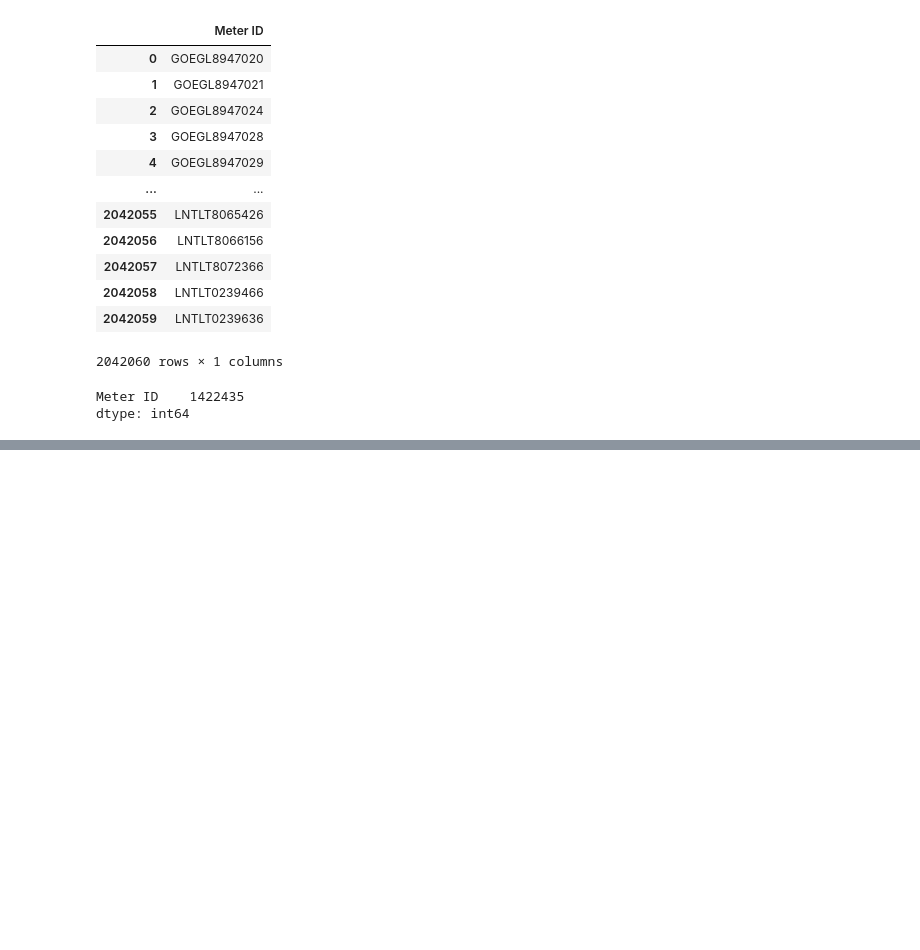
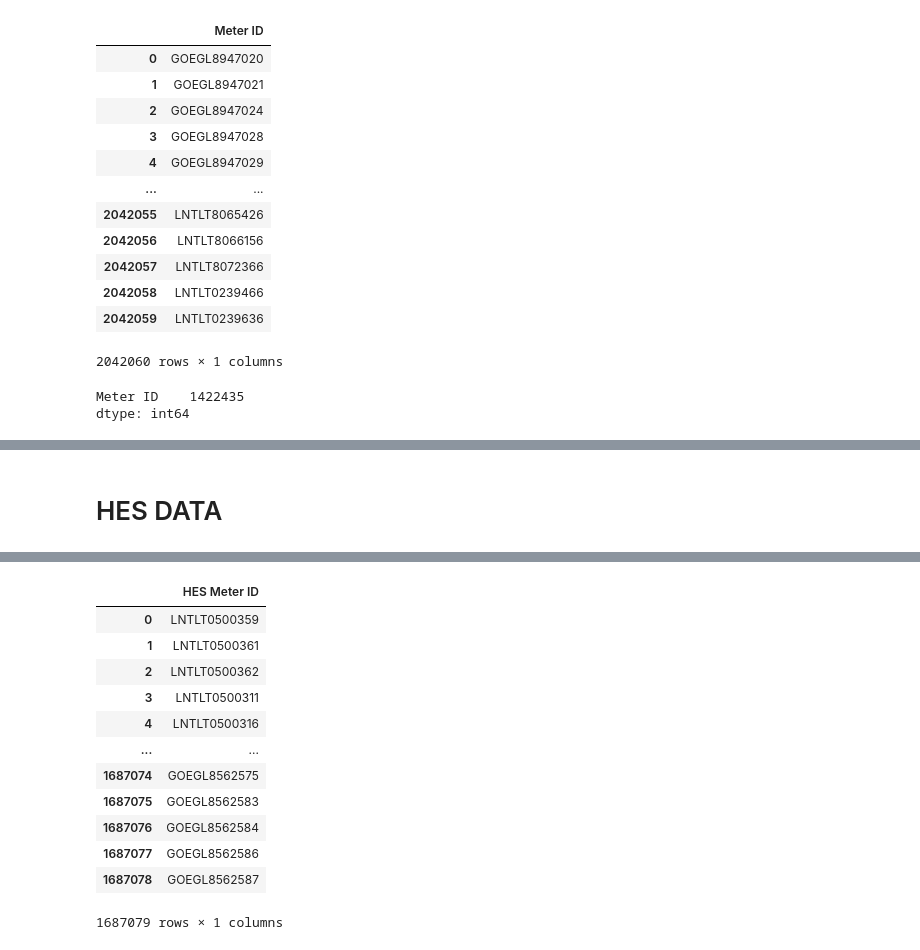
Before and after one commit to ratankj/EDF_XML_CODE, a Jupyter notebook: py_xml_code.ipynb, the cells around one changed output, grey strips where cells are left out. Drawn from its saved outputs; the diff is of its cells as text; code cells hidden in the pictures; blank space fills up the shorter version.

```diff
--- a/py_xml_code.ipynb
+++ b/py_xml_code.ipynb
@@ -359,0 +554,59 @@ dtype: int64
+# %% [markdown]
+# HES DATA
+# %%
+# hes  xml data
+
+# Import Module
+import os
+import pandas as pd
+import xml.etree.ElementTree as ET
+
+mrid_list = []
+k=1
+# Folder Path
+path = r"C:\xml_format_file\HES_XML_Dec-BP 3\Dec-BP"
+
+# Change the directory
+os.chdir(path)
+
+# Read text File
+
+
+def read_text_file(file_path):
+	with open(file_path, 'r') as f:
+		print(f.read())
+
+
+# iterate through all file
+for file in os.listdir():
+	# Check whether file is in text format or not
+	if file.endswith(".xml"):
+		file_path = f"{path}\{file}"
+		# print(f"{k} : the file path is : {file_path}")
+		print(k)
+		k=k+1
+		tree = ET.parse(file_path)
+		root = tree.getroot()
+
+		# Define the namespace
+		namespace = {'mtr': "http://iec.ch/TC57/2011/MeterReadings#"}
+
+
+		for meter_reading in root.findall('.//mtr:MeterReading', namespace):
+			mrid = meter_reading.find('mtr:Meter/mtr:mRID', namespace).text
+
+			mrid_list.append(mrid)
+
+
+
+
+
+data = {
+    'HES Meter ID': mrid_list
+
+
+}
+
+hes_meter_data = pd.DataFrame(data)
+hes_meter_data
+# %% [output]
@@ -359,0 +630,13 @@ dtype: int64
+|  | HES Meter ID |
+| 0 | LNTLT0500359 |
+| 1 | LNTLT0500361 |
+| 2 | LNTLT0500362 |
+| 3 | LNTLT0500311 |
+| 4 | LNTLT0500316 |
+| ... | ... |
+| 1687074 | GOEGL8562575 |
+| 1687075 | GOEGL8562583 |
+| 1687076 | GOEGL8562584 |
+| 1687077 | GOEGL8562586 |
+| 1687078 | GOEGL8562587 |
+1687079 rows × 1 columns
```
Also changed, not shown: parts of 26 cells of this notebook, 2 other files.
